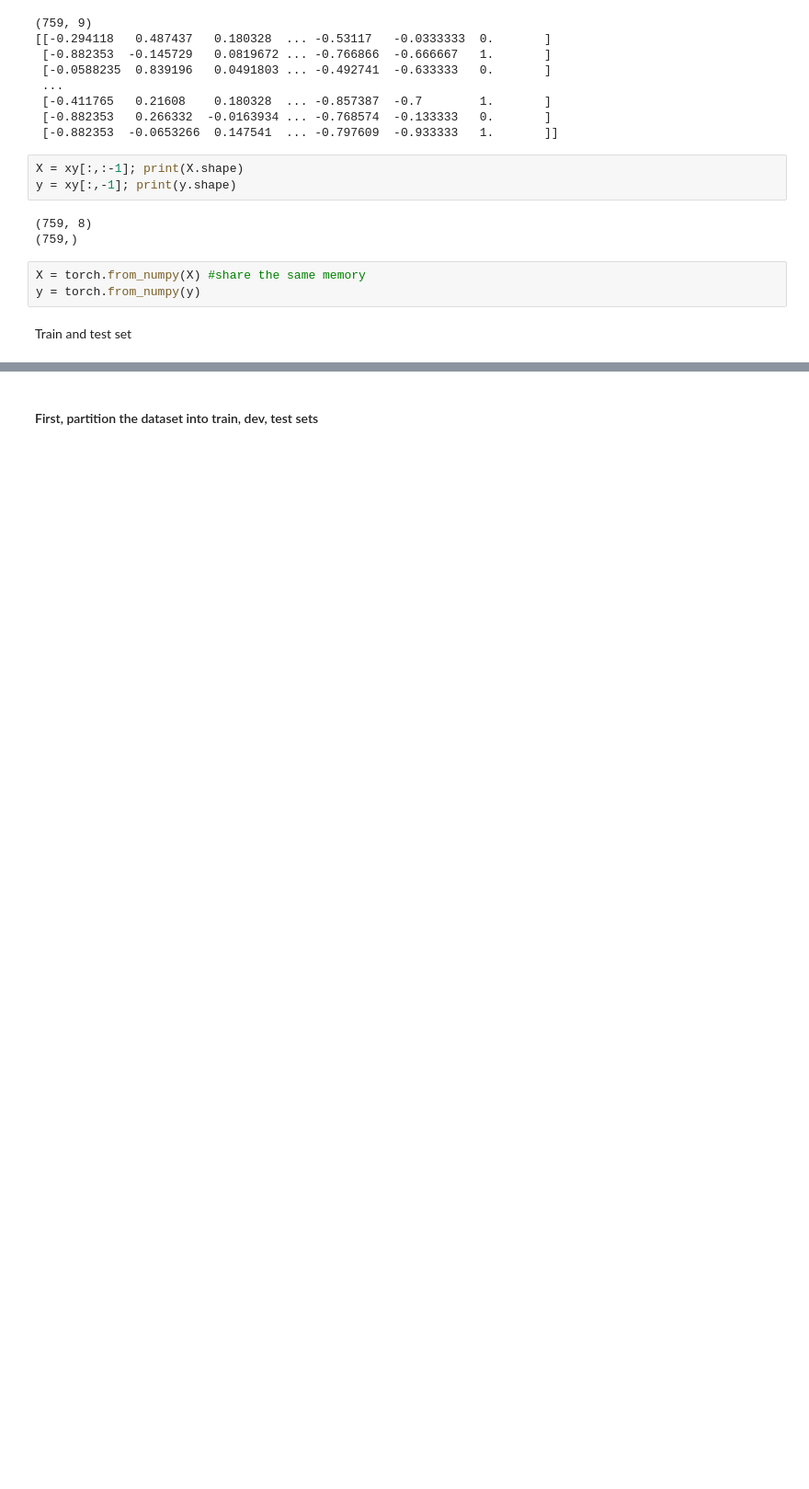
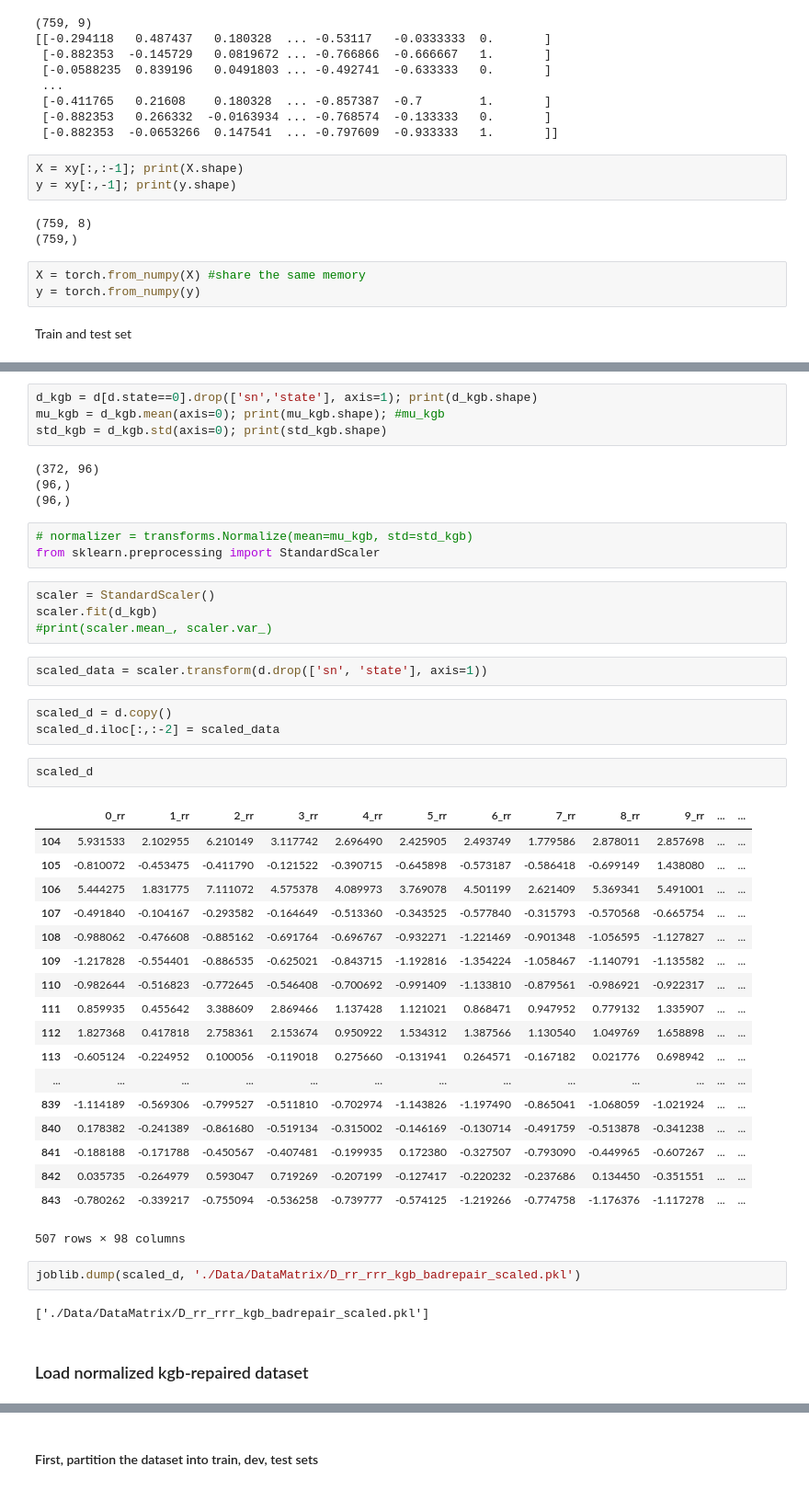
Before and after one commit to cocoaaa/PytorchStarter, a Jupyter notebook: Notebooks/exp_deepnet.ipynb, the cells around one changed output, grey strips where cells are left out. Shown at 92% size. Saved outputs shown, nothing was run; the diff lists cells and outputs as text; blank space fills up the shorter version.

```diff
--- a/Notebooks/exp_deepnet.ipynb
+++ b/Notebooks/exp_deepnet.ipynb
@@ -108,0 +244,47 @@ class DiabetesDataset(Dataset):
+# %%
+d_kgb = d[d.state==0].drop(['sn','state'], axis=1); print(d_kgb.shape)
+mu_kgb = d_kgb.mean(axis=0); print(mu_kgb.shape); #mu_kgb
+std_kgb = d_kgb.std(axis=0); print(std_kgb.shape)
+# %% [output]
+(372, 96)
+(96,)
+(96,)
+# %%
+# normalizer = transforms.Normalize(mean=mu_kgb, std=std_kgb)
+from sklearn.preprocessing import StandardScaler
+# %%
+scaler = StandardScaler()
+scaler.fit(d_kgb)
+#print(scaler.mean_, scaler.var_)
+# %%
+scaled_data = scaler.transform(d.drop(['sn', 'state'], axis=1))
+# %%
+scaled_d = d.copy()
+scaled_d.iloc[:,:-2] = scaled_data
+# %%
+scaled_d
+# %% [output]
+|  | 0_rr | 1_rr | 2_rr | 3_rr | 4_rr | 5_rr | 6_rr | 7_rr | 8_rr | 9_rr | ... | ... |
+| 104 | 5.931533 | 2.102955 | 6.210149 | 3.117742 | 2.696490 | 2.425905 | 2.493749 | 1.779586 | 2.878011 | 2.857698 | ... | ... |
+| 105 | -0.810072 | -0.453475 | -0.411790 | -0.121522 | -0.390715 | -0.645898 | -0.573187 | -0.586418 | -0.699149 | 1.438080 | ... | ... |
+| 106 | 5.444275 | 1.831775 | 7.111072 | 4.575378 | 4.089973 | 3.769078 | 4.501199 | 2.621409 | 5.369341 | 5.491001 | ... | ... |
+| 107 | -0.491840 | -0.104167 | -0.293582 | -0.164649 | -0.513360 | -0.343525 | -0.577840 | -0.315793 | -0.570568 | -0.665754 | ... | ... |
+| 108 | -0.988062 | -0.476608 | -0.885162 | -0.691764 | -0.696767 | -0.932271 | -1.221469 | -0.901348 | -1.056595 | -1.127827 | ... | ... |
+| 109 | -1.217828 | -0.554401 | -0.886535 | -0.625021 | -0.843715 | -1.192816 | -1.354224 | -1.058467 | -1.140791 | -1.135582 | ... | ... |
+| 110 | -0.982644 | -0.516823 | -0.772645 | -0.546408 | -0.700692 | -0.991409 | -1.133810 | -0.879561 | -0.986921 | -0.922317 | ... | ... |
+| 111 | 0.859935 | 0.455642 | 3.388609 | 2.869466 | 1.137428 | 1.121021 | 0.868471 | 0.947952 | 0.779132 | 1.335907 | ... | ... |
+| 112 | 1.827368 | 0.417818 | 2.758361 | 2.153674 | 0.950922 | 1.534312 | 1.387566 | 1.130540 | 1.049769 | 1.658898 | ... | ... |
+| 113 | -0.605124 | -0.224952 | 0.100056 | -0.119018 | 0.275660 | -0.131941 | 0.264571 | -0.167182 | 0.021776 | 0.698942 | ... | ... |
+| ... | ... | ... | ... | ... | ... | ... | ... | ... | ... | ... | ... | ... |
+| 839 | -1.114189 | -0.569306 | -0.799527 | -0.511810 | -0.702974 | -1.143826 | -1.197490 | -0.865041 | -1.068059 | -1.021924 | ... | ... |
+| 840 | 0.178382 | -0.241389 | -0.861680 | -0.519134 | -0.315002 | -0.146169 | -0.130714 | -0.491759 | -0.513878 | -0.341238 | ... | ... |
+| 841 | -0.188188 | -0.171788 | -0.450567 | -0.407481 | -0.199935 | 0.172380 | -0.327507 | -0.793090 | -0.449965 | -0.607267 | ... | ... |
+| 842 | 0.035735 | -0.264979 | 0.593047 | 0.719269 | -0.207199 | -0.127417 | -0.220232 | -0.237686 | 0.134450 | -0.351551 | ... | ... |
+| 843 | -0.780262 | -0.339217 | -0.755094 | -0.536258 | -0.739777 | -0.574125 | -1.219266 | -0.774758 | -1.176376 | -1.117278 | ... | ... |
+507 rows × 98 columns
+# %%
+joblib.dump(scaled_d, './Data/DataMatrix/D_rr_rrr_kgb_badrepair_scaled.pkl')
+# %% [output]
+['./Data/DataMatrix/D_rr_rrr_kgb_badrepair_scaled.pkl']
+# %% [markdown]
+### Load normalized kgb-repaired dataset
```
Also changed, not shown: parts of 75 cells of this notebook, 21 other files.
